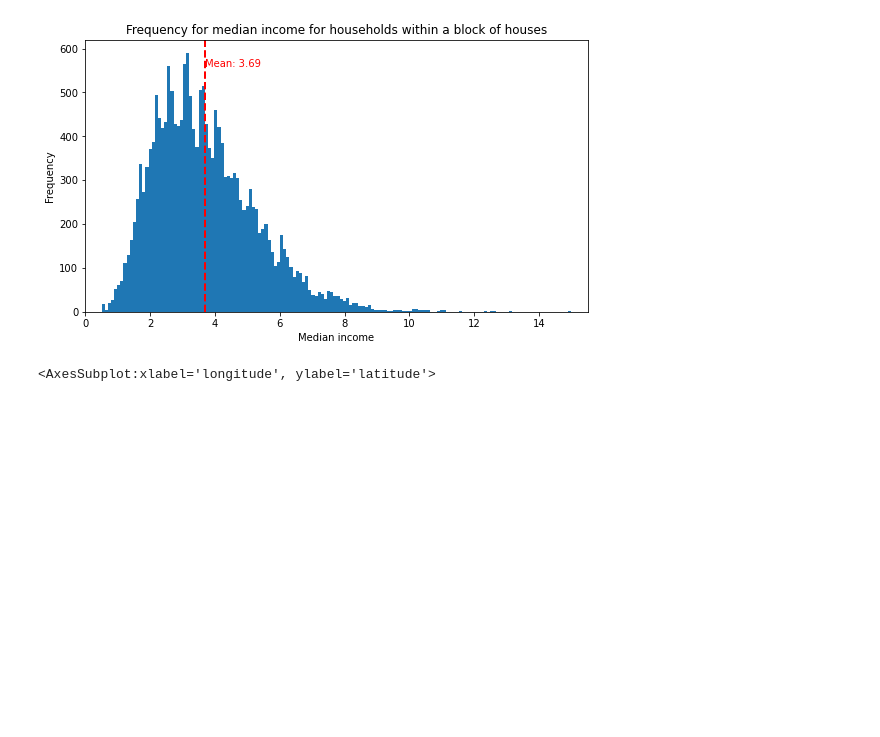
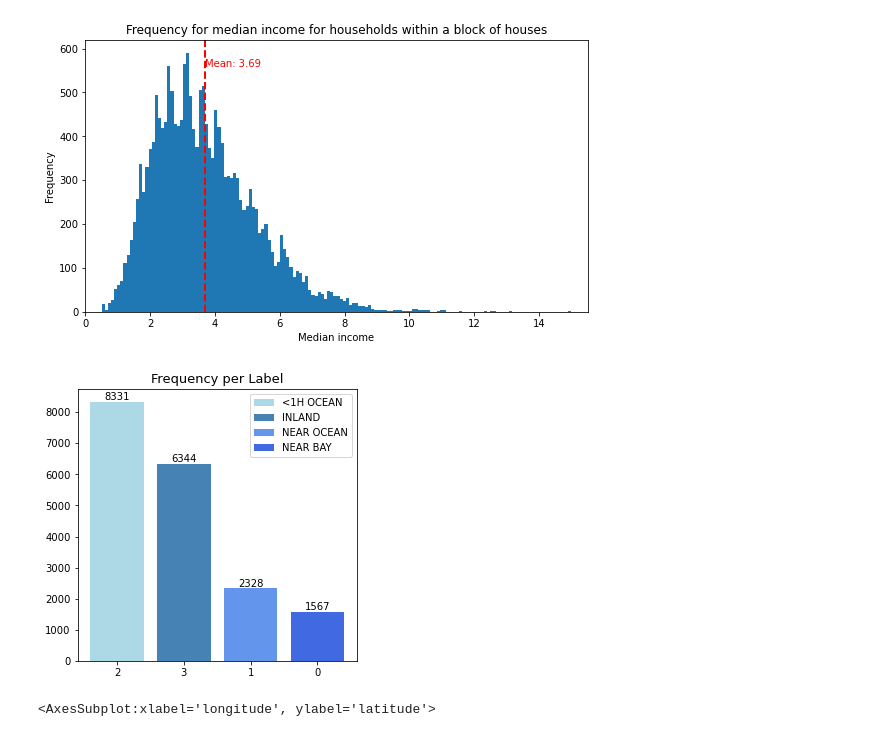
Before and after one commit to martinaviggiano/ml_project, a Jupyter notebook: Machine Learning Project.ipynb, the cells around one changed output. Saved outputs shown, nothing was run; the diff lists cells and outputs as text; code cells hidden in the pictures; blank space fills up the shorter version.

```diff
--- a/Machine Learning Project.ipynb
+++ b/Machine Learning Project.ipynb
@@ -321,6 +329,23 @@ plt.show()
 # %% [output]
 <Figure size 432x288 with 0 Axes>
 [figure]
+# %%
+fig, ax = plt.subplots(figsize=(5,5))
+labels = corr_df["ocean_proximity"].value_counts().values
+rects1 = ax.bar("2", corr_df["ocean_proximity"].value_counts().values[0], color=['lightblue'], label='<1H OCEAN')
+rects2 = ax.bar("3", corr_df["ocean_proximity"].value_counts().values[1], color=[ 'steelblue'], label='INLAND')
+rects3 = ax.bar("1", corr_df["ocean_proximity"].value_counts().values[2], color=[ 'cornflowerblue'], label='NEAR OCEAN')
+rects2 = ax.bar("0", corr_df["ocean_proximity"].value_counts().values[3], color=[ 'royalblue'], label='NEAR BAY')
+rects = ax.patches
+ax.legend()
+for rect, label in zip(rects, labels):
+    height = rect.get_height()
+    ax.text(rect.get_x() + rect.get_width() / 2, height + 5, label,
+            ha='center', va='bottom')
+plt.title('Frequency per Label', fontsize = 13)
+fig.savefig("images\Ocean proximity distribution.png")
+# %% [output]
+[figure, added]
 # %%
 long_lat_value = corr_df.plot(kind='scatter', x='longitude', y='latitude', alpha=0.4,
     s=corr_df['population']/100, label='population', figsize=(10,8),
```
Also changed, not shown: parts of 26 cells of this notebook, 17 other files.
